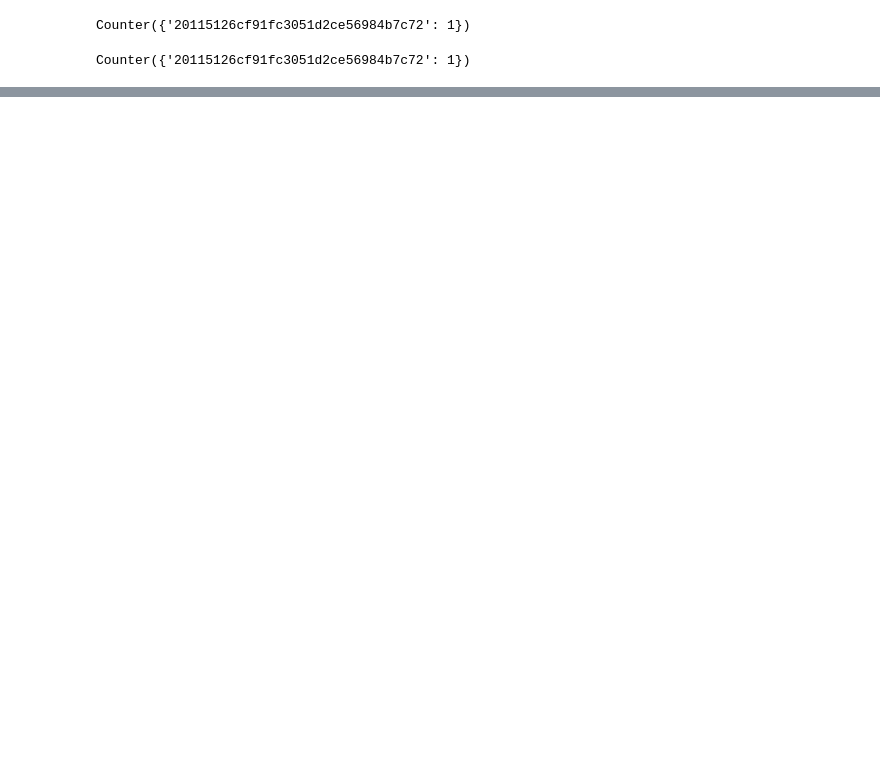
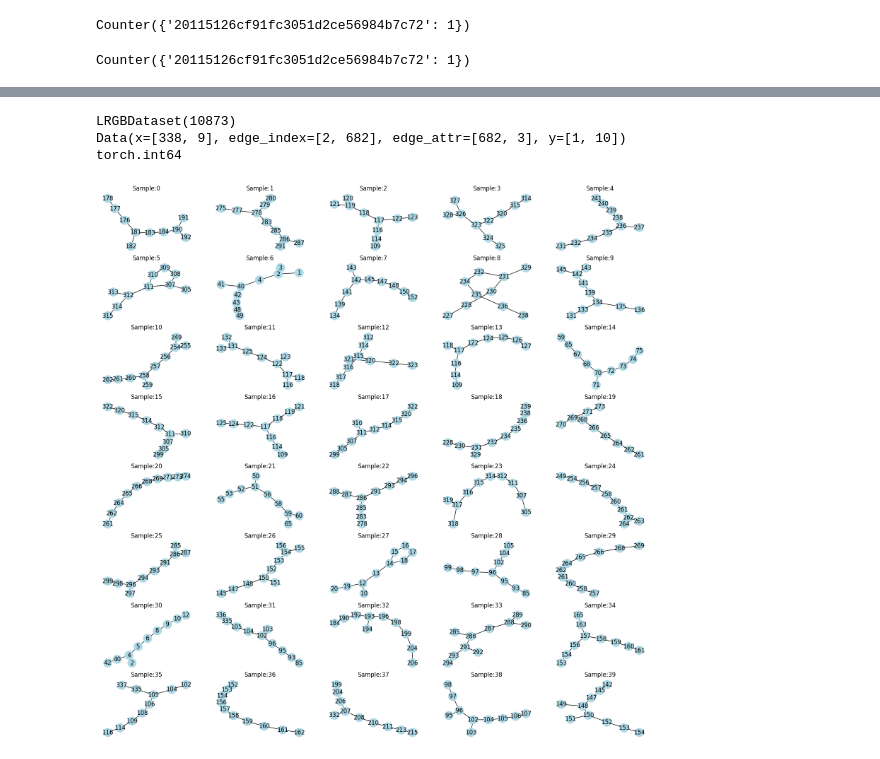
Before and after one commit to AniruddhaMandal/SS-GNN, a Jupyter notebook: notebooks/Subgraphs Visualization.ipynb, the cells around one changed output, grey strips where cells are left out. Drawn from its saved outputs; the diff is of its cells as text; code cells hidden in the pictures; blank space fills up the shorter version.

```diff
--- a/notebooks/Subgraphs Visualization.ipynb
+++ b/notebooks/Subgraphs Visualization.ipynb
@@ -211,0 +217,13 @@ Counter({'c21bcc9c48cc6e1920e71d6d7e04c403': 5,
+# %%
+data = LRGBDataset("../data","Peptides-func")
+handle = ugs_sampler.create_preproc(data[0].edge_index,data[0].x.size(0),10)
+nodes, edge_index_s, edge_ptr, graph_id = ugs_sampler.sample(handle,50,10)
+g=pyg.utils.to_networkx(data[0])
+# %% [output]
+LRGBDataset(10873)
+Data(x=[338, 9], edge_index=[2, 682], edge_attr=[682, 3], y=[1, 10])
+torch.int64
+# %%
+draw_subgraphs(data[0].edge_index, data[0].x.size(0), 10)
+# %% [output]
+[figure, added]
```
Also changed, not shown: parts of 14 cells of this notebook, 4 other files.
